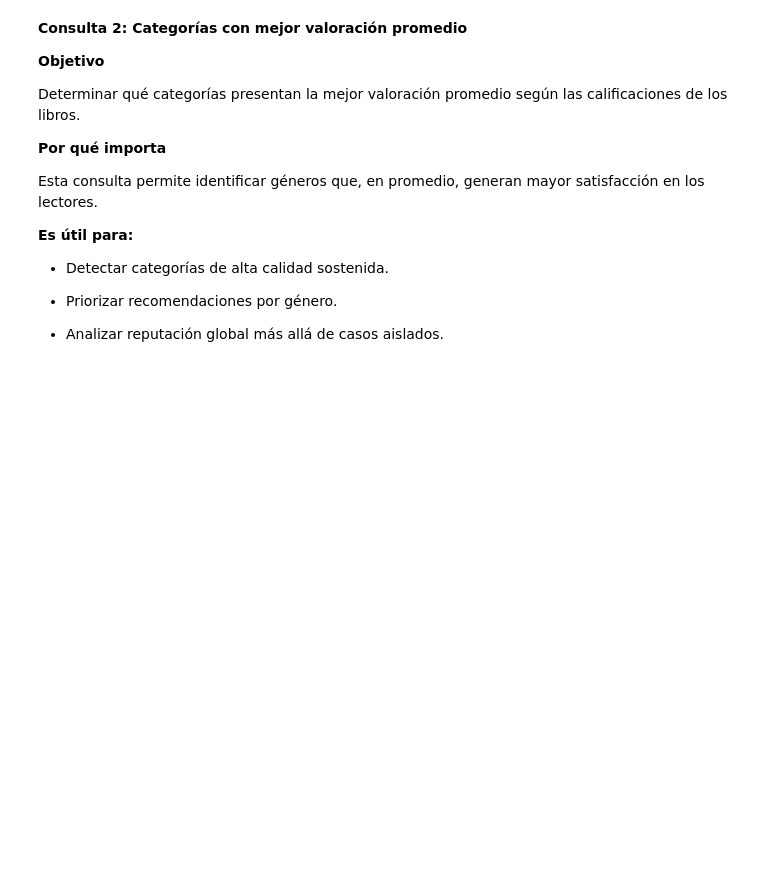
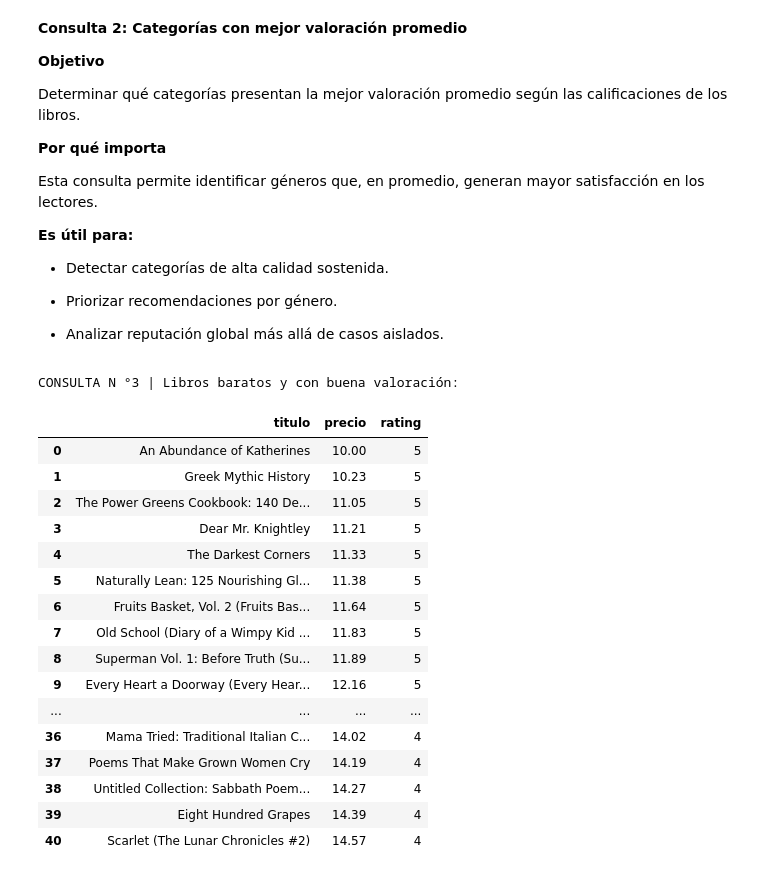
Before and after one commit to NanoBurgos/TheHuddle-Desafio4-Crimen_en_la_libreria_SQL, a Jupyter notebook: consulta_mortal.ipynb, the cells around one changed output. Cells and saved outputs as stored; diff of their text form; code cells hidden in the pictures; blank space fills up the shorter version.

Commit message:
Consulta 3 + Reporte (Objetivo, Importancia)

```diff
--- a/consulta_mortal.ipynb
+++ b/consulta_mortal.ipynb
@@ -425,3 +425,35 @@ Esta consulta permite identificar géneros que, en promedio, generan mayor satis
 - Priorizar recomendaciones por género.
 
 - Analizar reputación global más allá de casos aislados.
+# %%
+
+# Consulta 3: Libros baratos y con buena valoración
+# “Libros con más de 4 estrellas y menos de £15”
+query3 = """
+SELECT titulo, precio, rating
+FROM libro
+WHERE precio < 15 AND rating >= 4
+ORDER BY rating DESC, precio ASC;
+"""
+print("\nCONSULTA N °3 | Libros baratos y con buena valoración:")
+df3 = pd.read_sql_query(query3, conn)
+display(df3)
+# %% [output]
+CONSULTA N °3 | Libros baratos y con buena valoración:
+|  | titulo | precio | rating |
+| 0 | An Abundance of Katherines | 10.00 | 5 |
+| 1 | Greek Mythic History | 10.23 | 5 |
+| 2 | The Power Greens Cookbook: 140 De... | 11.05 | 5 |
+| 3 | Dear Mr. Knightley | 11.21 | 5 |
+| 4 | The Darkest Corners | 11.33 | 5 |
+| 5 | Naturally Lean: 125 Nourishing Gl... | 11.38 | 5 |
+| 6 | Fruits Basket, Vol. 2 (Fruits Bas... | 11.64 | 5 |
+| 7 | Old School (Diary of a Wimpy Kid ... | 11.83 | 5 |
+| 8 | Superman Vol. 1: Before Truth (Su... | 11.89 | 5 |
+| 9 | Every Heart a Doorway (Every Hear... | 12.16 | 5 |
+| ... | ... | ... | ... |
+| 36 | Mama Tried: Traditional Italian C... | 14.02 | 4 |
+| 37 | Poems That Make Grown Women Cry | 14.19 | 4 |
+| 38 | Untitled Collection: Sabbath Poem... | 14.27 | 4 |
+| 39 | Eight Hundred Grapes | 14.39 | 4 |
+| 40 | Scarlet (The Lunar Chronicles #2) | 14.57 | 4 |
```
Also changed, not shown: parts of 2 cells of this notebook.
